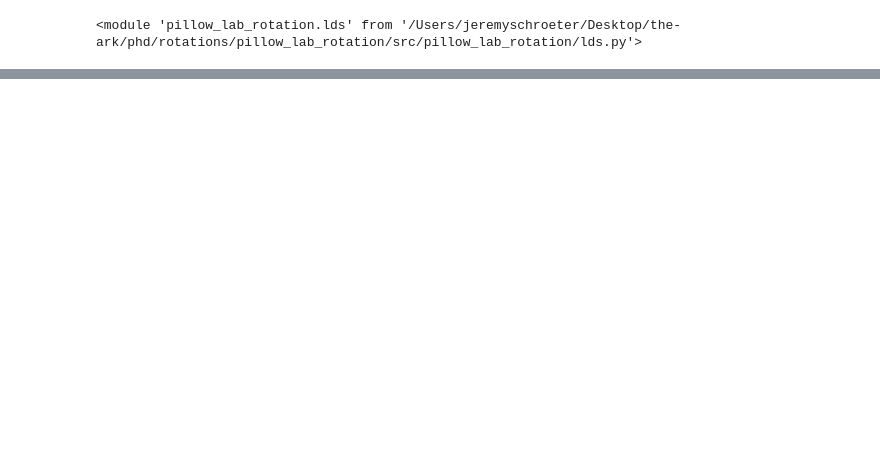
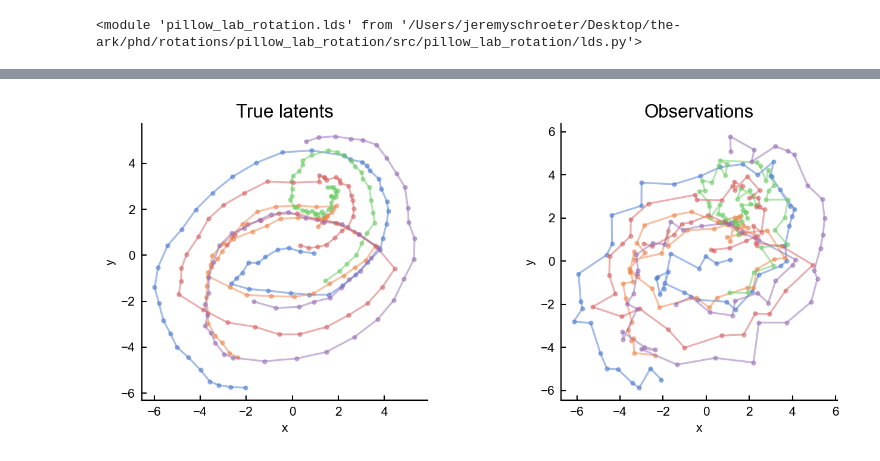
Before and after one commit to jeremyschroeter/pillow_lab_rotation, a Jupyter notebook: notebooks/kalman_practice.ipynb, the cells around one changed output, grey strips where cells are left out. Cells and saved outputs as stored; diff of their text form; code cells hidden in the pictures; blank space fills up the shorter version.

Commit message:
added inputs to lds

```diff
--- a/notebooks/kalman_practice.ipynb
+++ b/notebooks/kalman_practice.ipynb
@@ -46,0 +91,37 @@ plt.legend()
+# %%
+# Simulate data with inputs
+rng = np.random.default_rng(42)
+
+# Input signal: piecewise constant pulses (different per trial)
+U = np.zeros((n_trials, T, udim, 1))
+for n in range(n_trials):
+    # Random pulse: input is +1 or -1 in blocks of ~10 timesteps
+    for start in range(0, T, 10):
+        U[n, start:start+10, 0, 0] = rng.choice([-1, 1])
+
+# Simulate latents and observations
+X_true = np.zeros((n_trials, T, xdim, 1))
+Y = np.zeros((n_trials, T, ydim, 1))
+
+for n in range(n_trials):
+    x = rng.multivariate_normal(mu0_true.ravel(), Q0_true)[:, None]
+    for t in range(T):
+        if t == 0:
+            x = x + B_true @ U[n, t, :, :]
+        else:
+            x = A_true @ x + B_true @ U[n, t, :, :]
+            x += rng.multivariate_normal(np.zeros(xdim), Q_true)[:, None]
+        X_true[n, t] = x
+        Y[n, t] = C_true @ x + D_true @ U[n, t, :, :] + rng.multivariate_normal(np.zeros(ydim), R_true)[:, None]
+
+# Plot a few example trials
+fig, axes = plt.subplots(1, 2, figsize=(12, 4))
+for trial in range(5):
+    axes[0].plot(X_true[trial, :, 0, 0], X_true[trial, :, 1, 0], '.-', alpha=0.5)
+    axes[1].plot(Y[trial, :, 0, 0], Y[trial, :, 1, 0], '.-', alpha=0.5)
+axes[0].set_title('True latents')
+axes[1].set_title('Observations')
+for ax in axes:
+    ax.set_xlabel('x'); ax.set_ylabel('y'); ax.set_aspect('equal')
+# %% [output]
+[figure, added]
```
Also changed, not shown: parts of 9 cells of this notebook, 25 other files.
